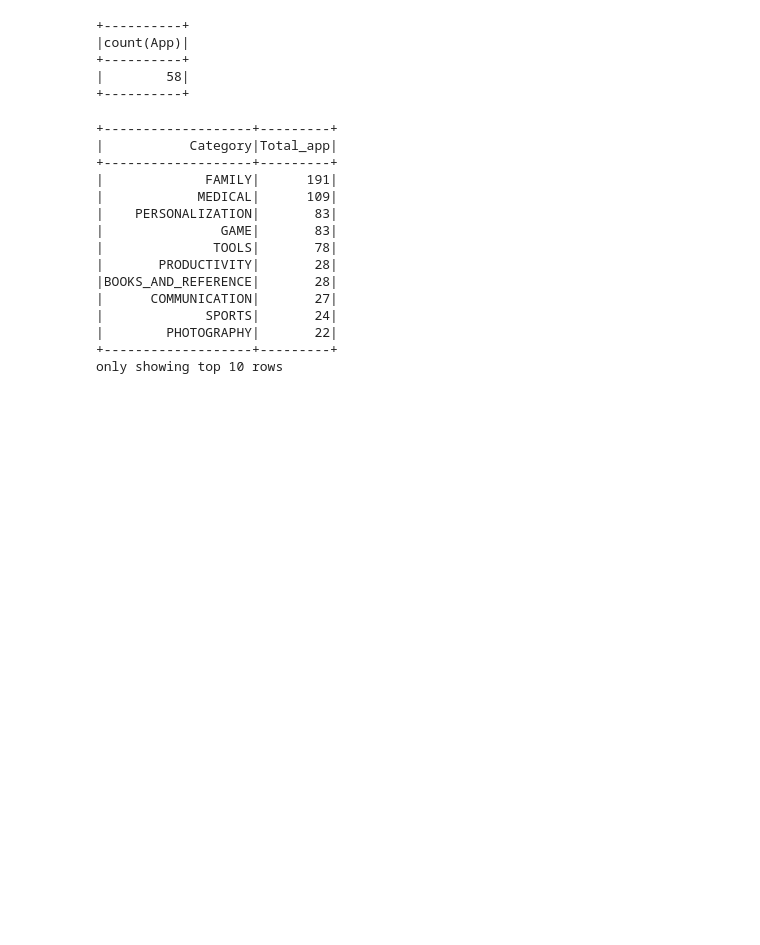
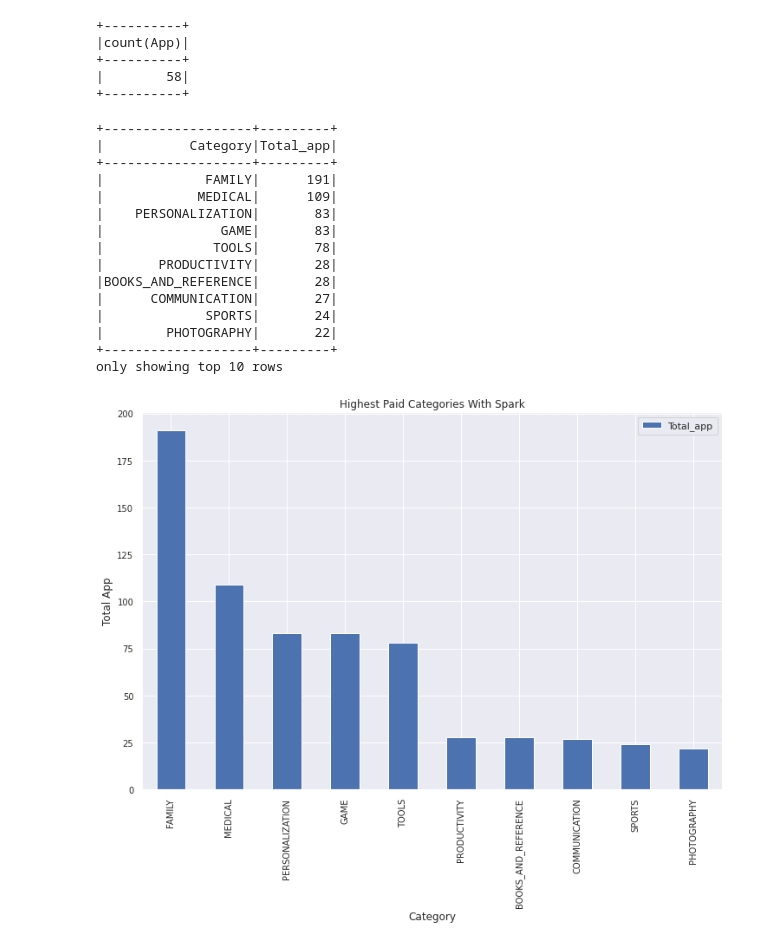
Before and after one commit to deryaoruc/GooglePlayStoreTeamProject, a Jupyter notebook: Team_Project_PySpark.ipynb, the cells around one changed output. Cells and saved outputs as stored; diff of their text form; code cells hidden in the pictures; blank space fills up the shorter version.

```diff
--- a/Team_Project_PySpark.ipynb
+++ b/Team_Project_PySpark.ipynb
@@ -127,3 +139,17 @@ spark.sql("SELECT Category,COUNT(App) as Total_app FROM gstore WHERE Price > 0
 |        PHOTOGRAPHY|       22|
 +-------------------+---------+
 only showing top 10 rows
+# %%
+import pandas as pd
+import seaborn as sns
+import matplotlib.pyplot as plt
+
+sns.set(style="darkgrid")
+
+result = spark.sql("SELECT Category,COUNT(App) as Total_app FROM gstore WHERE Price > 0  group by Category order by Total_app desc limit 10").toPandas()
+
+result.plot(kind = 'bar', x='Category', y='Total_app',title='Highest Paid Categories With Spark', fontsize=10, figsize = (12, 8));
+plt.xlabel('Category')
+plt.ylabel('Total App');
+# %% [output]
+[figure, added]
```
Also changed, not shown: parts of 5 cells of this notebook, 1 other file.
